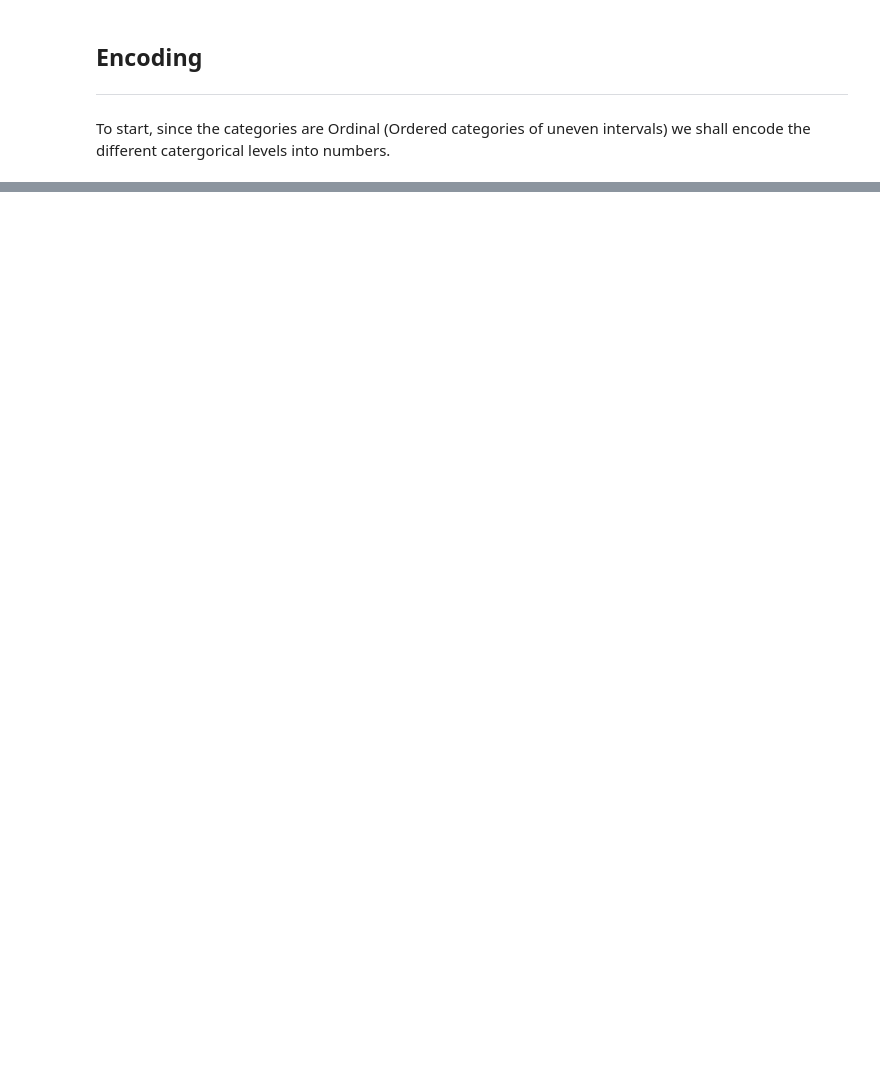
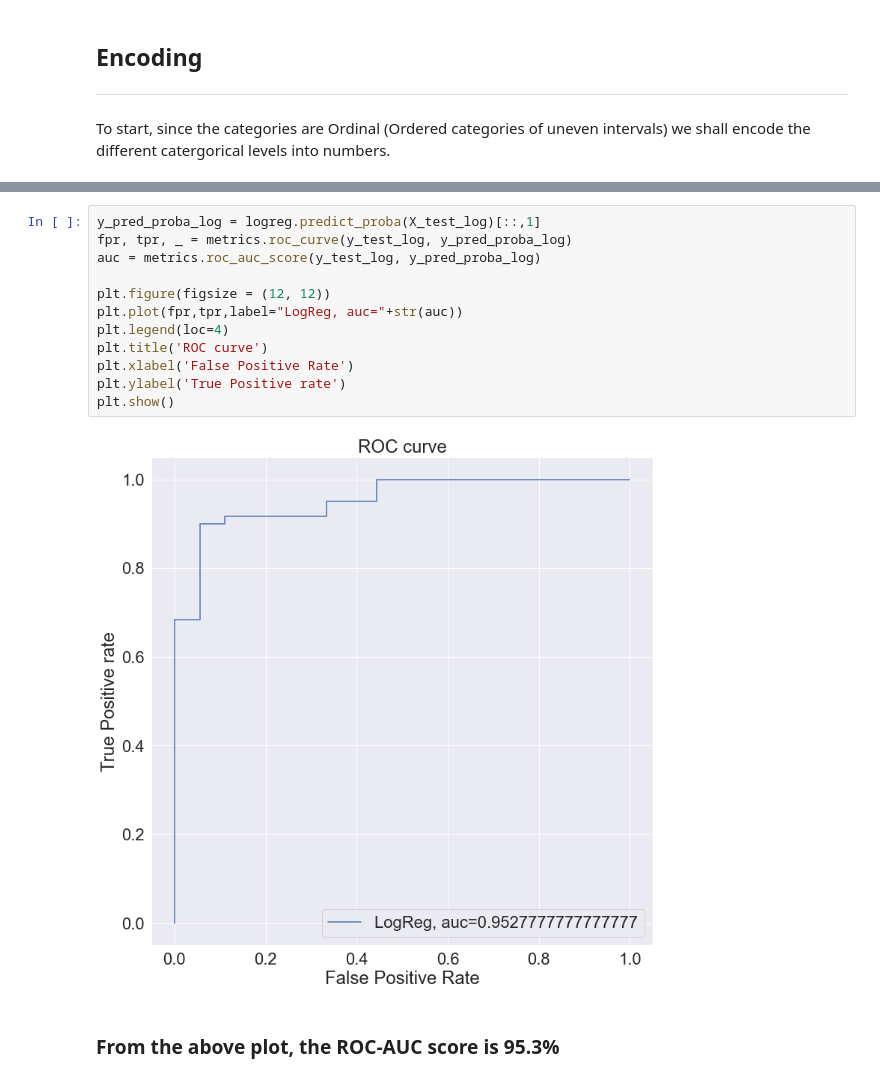
Before and after one commit to DanielxDante/restaurant-conundrum, a Jupyter notebook: main.ipynb, the cells around one changed output, grey strips where cells are left out. Saved outputs shown, nothing was run; the diff lists cells and outputs as text; blank space fills up the shorter version.

```diff
--- a/main.ipynb
+++ b/main.ipynb
@@ -581,0 +736,16 @@ sb.heatmap(metrics.confusion_matrix(y_test_log, y_test_pred_log),
+# %%
+y_pred_proba_log = logreg.predict_proba(X_test_log)[::,1]
+fpr, tpr, _ = metrics.roc_curve(y_test_log, y_pred_proba_log)
+auc = metrics.roc_auc_score(y_test_log, y_pred_proba_log)
+
+plt.figure(figsize = (12, 12))
+plt.plot(fpr,tpr,label="LogReg, auc="+str(auc))
+plt.legend(loc=4)
+plt.title('ROC curve')
+plt.xlabel('False Positive Rate')
+plt.ylabel('True Positive rate')
+plt.show()
+# %% [output]
+[figure, added]
+# %% [markdown]
+### From the above plot, the ROC-AUC score is 95.3%
```
Also changed, not shown: parts of 44 cells of this notebook, 2 other files.
